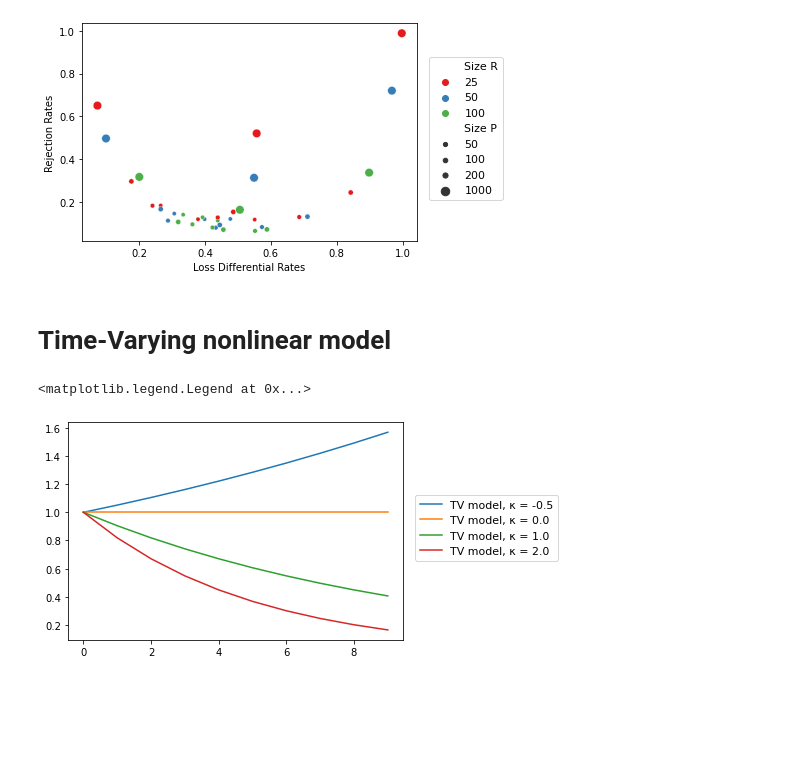
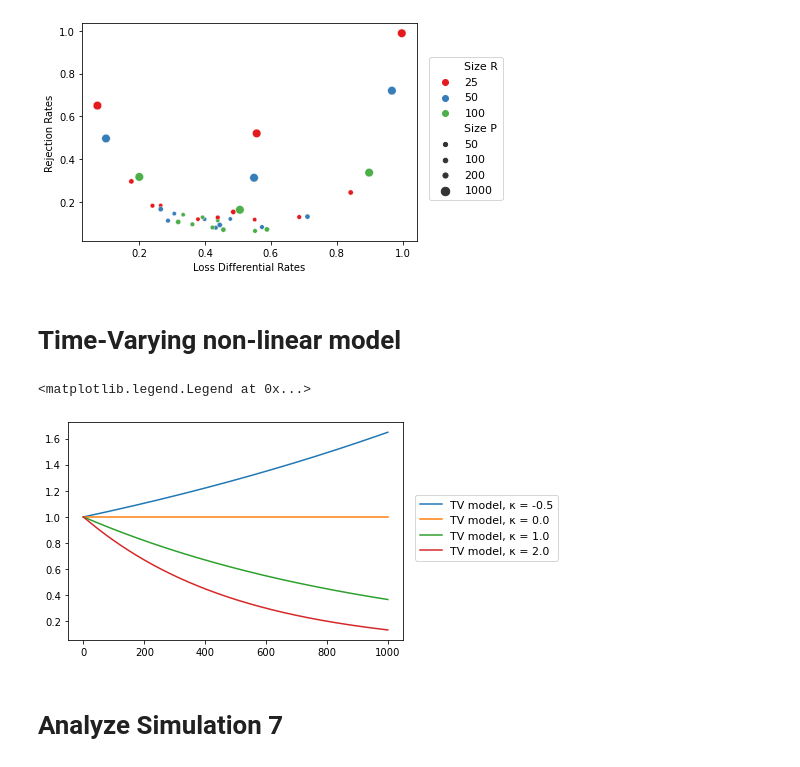
Before and after one commit to JochemvdBosch/Forecast_evaluation, a Jupyter notebook: Analyze_code.ipynb, the cells around one changed output. Saved outputs shown, nothing was run; the diff lists cells and outputs as text; code cells hidden in the pictures; blank space fills up the shorter version.

```diff
--- a/Analyze_code.ipynb
+++ b/Analyze_code.ipynb
@@ -348,22 +334,27 @@ ax.legend(bbox_to_anchor=(1.02, 0.87),prop={'size':11},ncol=1)
 <matplotlib.legend.Legend at 0x...>
 [figure]
 # %% [markdown]
-# Time-Varying nonlinear model
+# Time-Varying non-linear model
 # %%
+# Define T
+T = 1000
 fig, ax = plt.subplots()
 
+# Loop over different values of Kappa
 kappa_array = np.array([-0.5,0,1,2])
 for kappa in kappa_array:
     sns.lineplot(x=np.arange(T),
                  y=np.exp(-kappa * np.arange(0,T)/T),
                  label="TV model, \u03BA = "+str(kappa))
 
 pos = ax.get_position()
 ax.set_position([pos.x0, pos.y0, pos.width, pos.height])
 ax.legend(bbox_to_anchor=(1.02, 0.69),prop={'size':11},ncol=1)
 # %% [output]
 <matplotlib.legend.Legend at 0x...>
-[figure, old version]
+[figure, new version]
+# %% [markdown]
+# Analyze Simulation 7
 # %%
 def TV_TR_model(S_t, gamma,kappa,T_size):
     return ((S_t >= gamma).astype(float) / (np.exp(kappa*np.arange(0,T_size)/T_size).reshape(T_size,1))).reshape(-1, 1)
```
Also changed, not shown: parts of 15 cells of this notebook, 2 other files.
